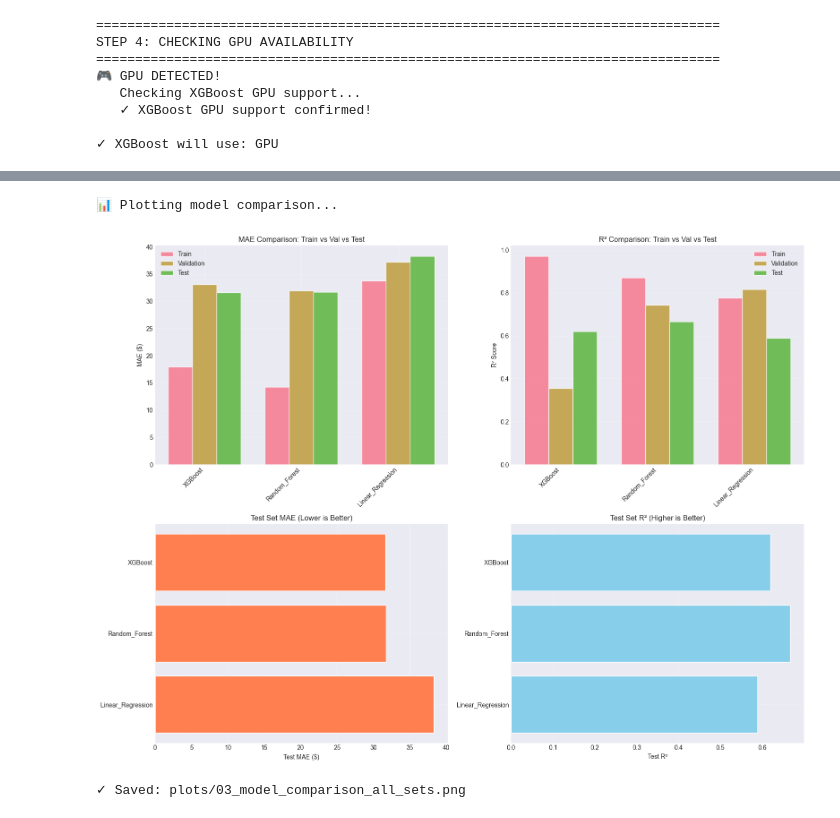
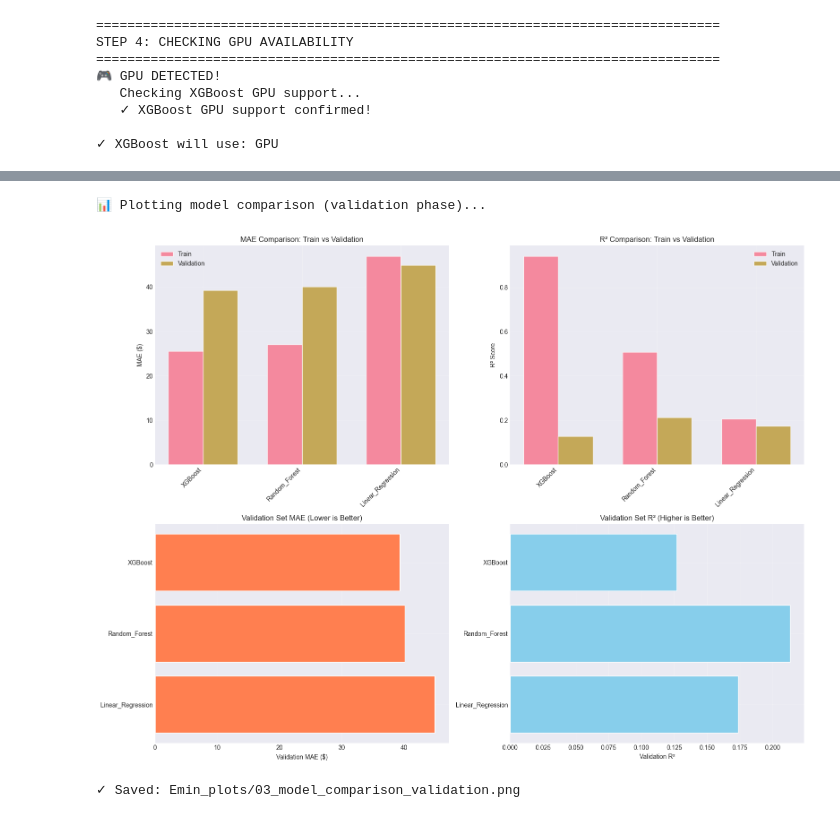
Before and after one commit to EminHALLAK/Airbnb-Price_Predection, a Jupyter notebook: model_training.ipynb, the cells around one changed output, grey strips where cells are left out. Cells and saved outputs as stored; diff of their text form; code cells hidden in the pictures.

```diff
--- a/model_training.ipynb
+++ b/model_training.ipynb
@@ -736,55 +740,53 @@ Test MAPE: 24.12%
 # %%
-# VISUALIZE MODEL COMPARISON
-print("\n📊 Plotting model comparison...")
+# VISUALIZE MODEL COMPARISON (VALIDATION PHASE)
+print("\n📊 Plotting model comparison (validation phase)...")
 
 fig, axes = plt.subplots(2, 2, figsize=(16, 12))
 
 models = comparison_df.index
 x = np.arange(len(models))
-width = 0.25
+width = 0.35
 
-# MAE comparison (Train/Val/Test)
-axes[0, 0].bar(x - width, comparison_df['train_mae'], width, label='Train', alpha=0.8)
-axes[0, 0].bar(x, comparison_df['val_mae'], width, label='Validation', alpha=0.8)
-axes[0, 0].bar(x + width, comparison_df['test_mae'], width, label='Test', alpha=0.8)
+# MAE comparison (Train vs Val)
+axes[0, 0].bar(x - width/2, comparison_df['train_mae'], width, label='Train', alpha=0.8)
+axes[0, 0].bar(x + width/2, comparison_df['val_mae'], width, label='Validation', alpha=0.8)
 axes[0, 0].set_ylabel('MAE ($)')
-axes[0, 0].set_title('MAE Comparison: Train vs Val vs Test')
+axes[0, 0].set_title('MAE Comparison: Train vs Validation')
 axes[0, 0].set_xticks(x)
 axes[0, 0].set_xticklabels(models, rotation=45, ha='right')
 axes[0, 0].legend()
 axes[0, 0].grid(True, alpha=0.3)
 
-# R² comparison (Train/Val/Test)
-axes[0, 1].bar(x - width, comparison_df['train_r2'], width, label='Train', alpha=0.8)
-axes[0, 1].bar(x, comparison_df['val_r2'], width, label='Validation', alpha=0.8)
-axes[0, 1].bar(x + width, comparison_df['test_r2'], width, label='Test', alpha=0.8)
+# R² comparison (Train vs Val)
+axes[0, 1].bar(x - width/2, comparison_df['train_r2'], width, label='Train', alpha=0.8)
+axes[0, 1].bar(x + width/2, comparison_df['val_r2'], width, label='Validation', alpha=0.8)
 axes[0, 1].set_ylabel('R² Score')
-axes[0, 1].set_title('R² Comparison: Train vs Val vs Test')
+axes[0, 1].set_title('R² Comparison: Train vs Validation')
 axes[0, 1].set_xticks(x)
 axes[0, 1].set_xticklabels(models, rotation=45, ha='right')
 axes[0, 1].legend()
 axes[0, 1].grid(True, alpha=0.3)
 
-# Test MAE only (sorted)
-axes[1, 0].barh(models, comparison_df['test_mae'], color='coral')
-axes[1, 0].set_xlabel('Test MAE ($)')
-axes[1, 0].set_title('Test Set MAE (Lower is Better)')
+# Validation MAE only (sorted)
+axes[1, 0].barh(models, comparison_df['val_mae'], color='coral')
+axes[1, 0].set_xlabel('Validation MAE ($)')
+axes[1, 0].set_title('Validation Set MAE (Lower is Better)')
 axes[1, 0].invert_yaxis()
 axes[1, 0].grid(True, alpha=0.3)
 
-# Test R² only (sorted)
-axes[1, 1].barh(models, comparison_df['test_r2'], color='skyblue')
-axes[1, 1].set_xlabel('Test R²')
-axes[1, 1].set_title('Test Set R² (Higher is Better)')
+# Validation R² only (sorted)
+axes[1, 1].barh(models, comparison_df['val_r2'], color='skyblue')
+axes[1, 1].set_xlabel('Validation R²')
+axes[1, 1].set_title('Validation Set R² (Higher is Better)')
 axes[1, 1].invert_yaxis()
 axes[1, 1].grid(True, alpha=0.3)
 
 plt.tight_layout()
-plt.savefig('Emin_plots/03_model_comparison_all_sets.png', dpi=300, bbox_inches='tight')
+plt.savefig('Emin_plots/03_model_comparison_validation.png', dpi=300, bbox_inches='tight')
 plt.show()
-print("✓ Saved: Emin_plots/03_model_comparison_all_sets.png")
+print("✓ Saved: Emin_plots/03_model_comparison_validation.png")
 # %% [output]
-📊 Plotting model comparison...
+📊 Plotting model comparison (validation phase)...
-[figure, old version]
+[figure, new version]
-✓ Saved: plots/03_model_comparison_all_sets.png
+✓ Saved: Emin_plots/03_model_comparison_validation.png
 # %%
```
Also changed, not shown: parts of 16 cells of this notebook, 5 other files.
